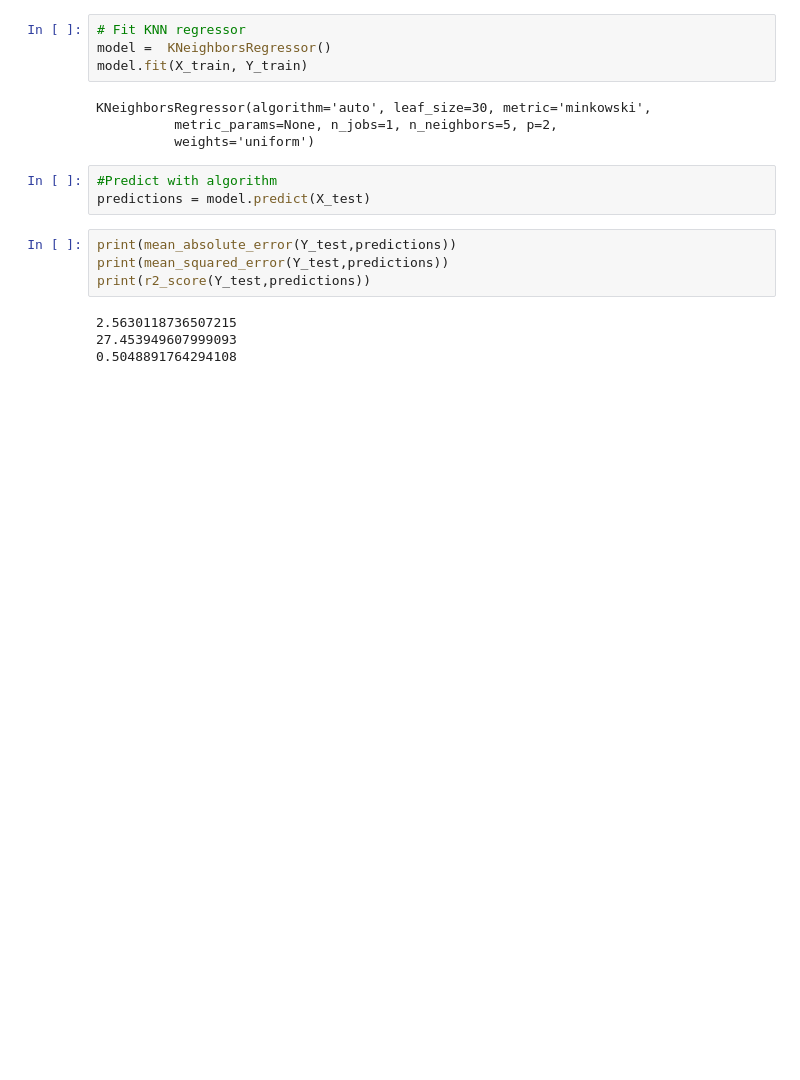
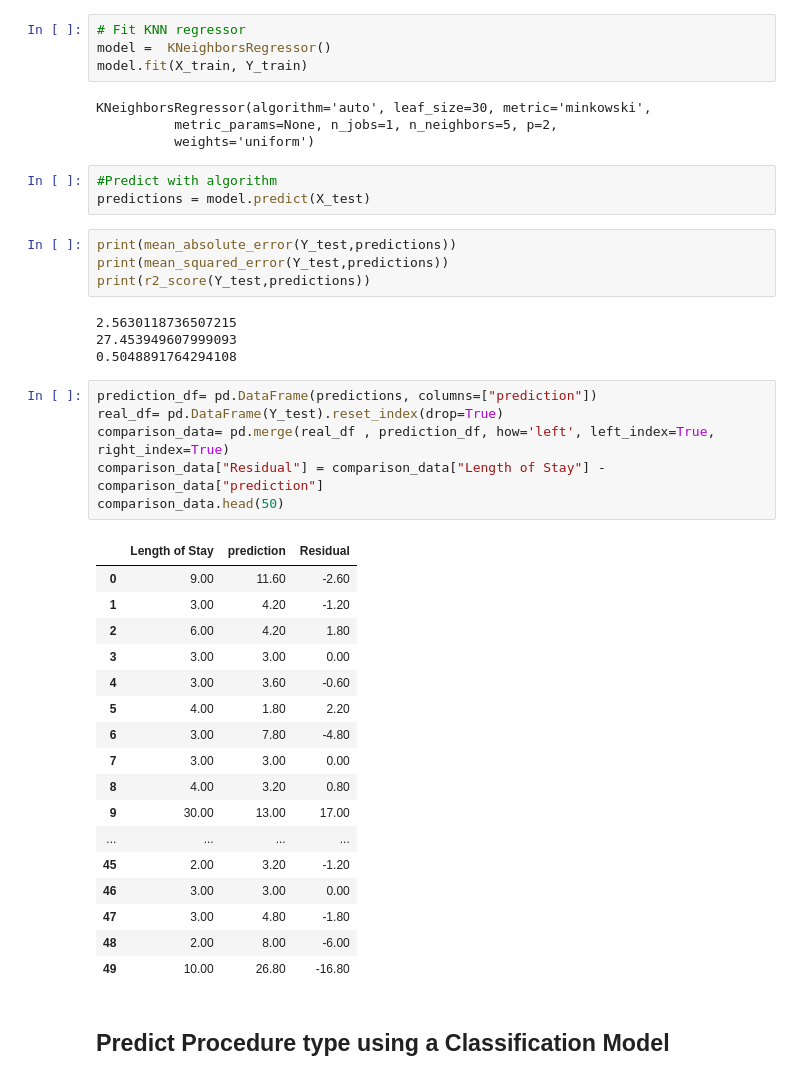
Before and after one commit to geoffkip/ny_inpatient_discharges, a Jupyter notebook: ny_hospital_inpatient_discharges.ipynb, the cells around one changed output. Drawn from its saved outputs; the diff is of its cells as text; blank space fills up the shorter version.

```diff
--- a/ny_hospital_inpatient_discharges.ipynb
+++ b/ny_hospital_inpatient_discharges.ipynb
@@ -315,3 +328,29 @@ print(r2_score(Y_test,predictions))
 2.5630118736507215
 27.453949607999093
 0.5048891764294108
+# %%
+prediction_df= pd.DataFrame(predictions, columns=["prediction"])
+real_df= pd.DataFrame(Y_test).reset_index(drop=True)
+comparison_data= pd.merge(real_df , prediction_df, how='left', left_index=True, right_index=True)
+comparison_data["Residual"] = comparison_data["Length of Stay"] - comparison_data["prediction"]
+comparison_data.head(50)
+# %% [output]
+|  | Length of Stay | prediction | Residual |
+| 0 | 9.00 | 11.60 | -2.60 |
+| 1 | 3.00 | 4.20 | -1.20 |
+| 2 | 6.00 | 4.20 | 1.80 |
+| 3 | 3.00 | 3.00 | 0.00 |
+| 4 | 3.00 | 3.60 | -0.60 |
+| 5 | 4.00 | 1.80 | 2.20 |
+| 6 | 3.00 | 7.80 | -4.80 |
+| 7 | 3.00 | 3.00 | 0.00 |
+| 8 | 4.00 | 3.20 | 0.80 |
+| 9 | 30.00 | 13.00 | 17.00 |
+| ... | ... | ... | ... |
+| 45 | 2.00 | 3.20 | -1.20 |
+| 46 | 3.00 | 3.00 | 0.00 |
+| 47 | 3.00 | 4.80 | -1.80 |
+| 48 | 2.00 | 8.00 | -6.00 |
+| 49 | 10.00 | 26.80 | -16.80 |
+# %% [markdown]
+## Predict Procedure type using a Classification Model
```
Also changed, not shown: parts of 3 cells of this notebook, 1 other file.
